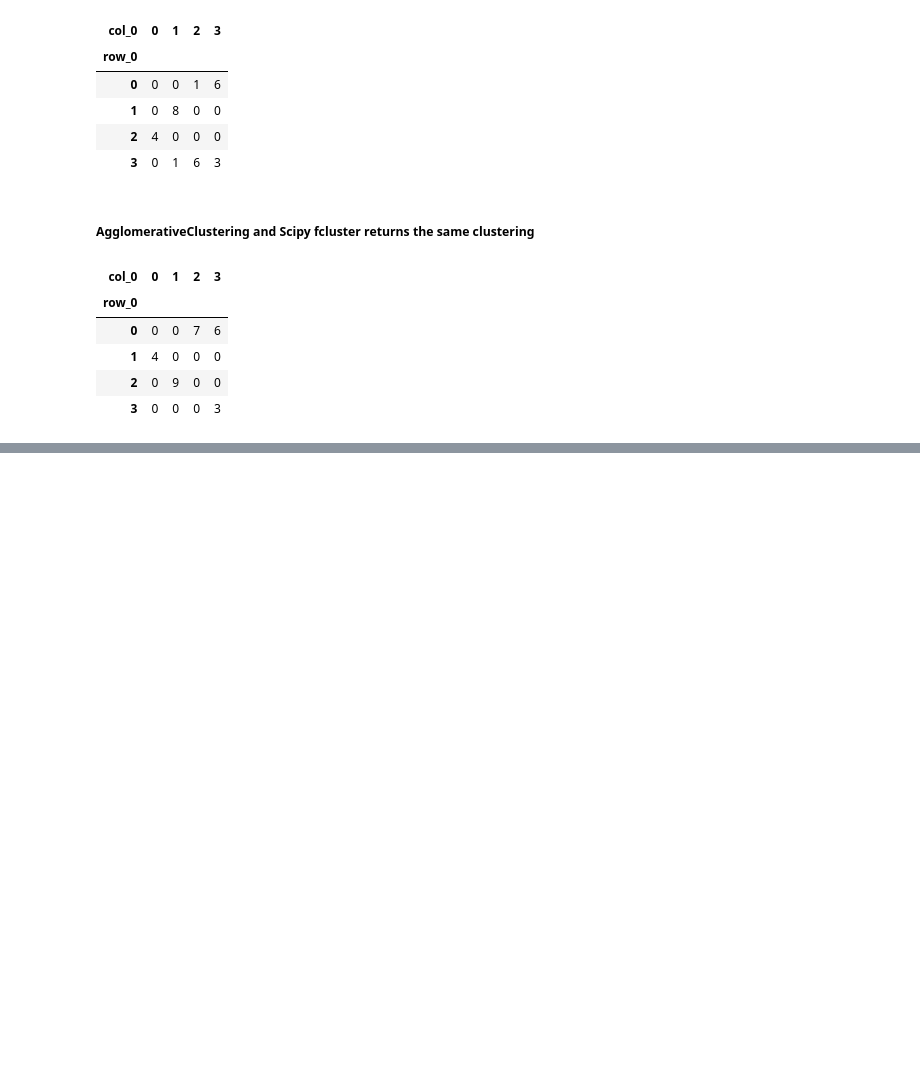
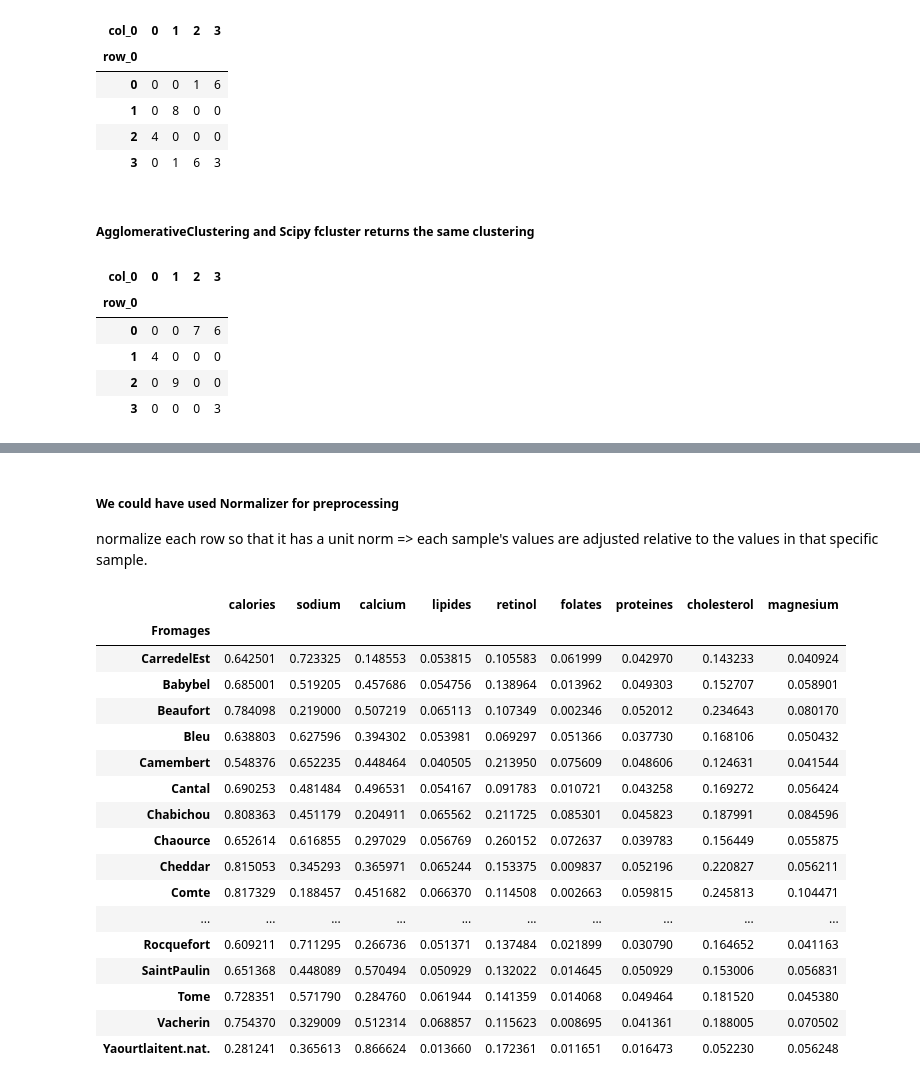
Before and after one commit to zak-soussi/DataMining, a Jupyter notebook: TP4/TP4.ipynb, the cells around one changed output, grey strips where cells are left out. Saved outputs shown, nothing was run; the diff lists cells and outputs as text; code cells hidden in the pictures; blank space fills up the shorter version.

```diff
--- a/TP4/TP4.ipynb
+++ b/TP4/TP4.ipynb
@@ -253,0 +253,27 @@ clustered = divisive_hierarchical_clustering_kmeans(fromage,fromage.shape[0])
+# %% [markdown]
+##### We could have used Normalizer for preprocessing
+normalize each row so that it has a unit norm => each sample's values are adjusted relative to the values in that specific sample.
+# %%
+from sklearn.preprocessing import Normalizer
+euclidean_norm = Normalizer(norm='l2')
+fromage = pd.DataFrame(euclidean_norm.fit_transform(fromage),columns=fromage.columns,index=fromage.index)
+fromage
+# %% [output]
+|  | calories | sodium | calcium | lipides | retinol | folates | proteines | cholesterol | magnesium |
+| Fromages |  |  |  |  |  |  |  |  |  |
+| CarredelEst | 0.642501 | 0.723325 | 0.148553 | 0.053815 | 0.105583 | 0.061999 | 0.042970 | 0.143233 | 0.040924 |
+| Babybel | 0.685001 | 0.519205 | 0.457686 | 0.054756 | 0.138964 | 0.013962 | 0.049303 | 0.152707 | 0.058901 |
+| Beaufort | 0.784098 | 0.219000 | 0.507219 | 0.065113 | 0.107349 | 0.002346 | 0.052012 | 0.234643 | 0.080170 |
+| Bleu | 0.638803 | 0.627596 | 0.394302 | 0.053981 | 0.069297 | 0.051366 | 0.037730 | 0.168106 | 0.050432 |
+| Camembert | 0.548376 | 0.652235 | 0.448464 | 0.040505 | 0.213950 | 0.075609 | 0.048606 | 0.124631 | 0.041544 |
+| Cantal | 0.690253 | 0.481484 | 0.496531 | 0.054167 | 0.091783 | 0.010721 | 0.043258 | 0.169272 | 0.056424 |
+| Chabichou | 0.808363 | 0.451179 | 0.204911 | 0.065562 | 0.211725 | 0.085301 | 0.045823 | 0.187991 | 0.084596 |
+| Chaource | 0.652614 | 0.616855 | 0.297029 | 0.056769 | 0.260152 | 0.072637 | 0.039783 | 0.156449 | 0.055875 |
+| Cheddar | 0.815053 | 0.345293 | 0.365971 | 0.065244 | 0.153375 | 0.009837 | 0.052196 | 0.220827 | 0.056211 |
+| Comte | 0.817329 | 0.188457 | 0.451682 | 0.066370 | 0.114508 | 0.002663 | 0.059815 | 0.245813 | 0.104471 |
+| ... | ... | ... | ... | ... | ... | ... | ... | ... | ... |
+| Rocquefort | 0.609211 | 0.711295 | 0.266736 | 0.051371 | 0.137484 | 0.021899 | 0.030790 | 0.164652 | 0.041163 |
+| SaintPaulin | 0.651368 | 0.448089 | 0.570494 | 0.050929 | 0.132022 | 0.014645 | 0.050929 | 0.153006 | 0.056831 |
+| Tome | 0.728351 | 0.571790 | 0.284760 | 0.061944 | 0.141359 | 0.014068 | 0.049464 | 0.181520 | 0.045380 |
+| Vacherin | 0.754370 | 0.329009 | 0.512314 | 0.068857 | 0.115623 | 0.008695 | 0.041361 | 0.188005 | 0.070502 |
+| Yaourtlaitent.nat. | 0.281241 | 0.365613 | 0.866624 | 0.013660 | 0.172361 | 0.011651 | 0.016473 | 0.052230 | 0.056248 |
```
Also changed, not shown: parts of 3 cells of this notebook.
